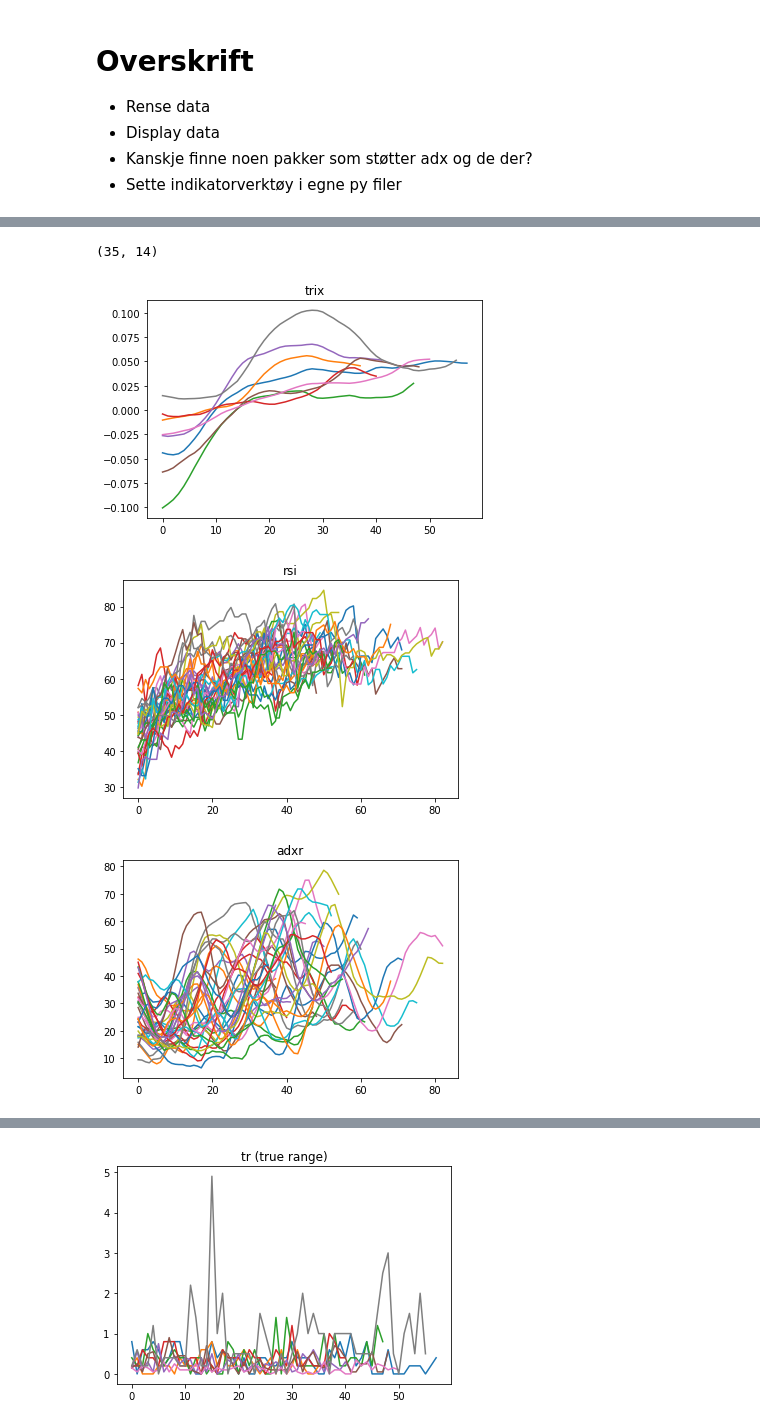
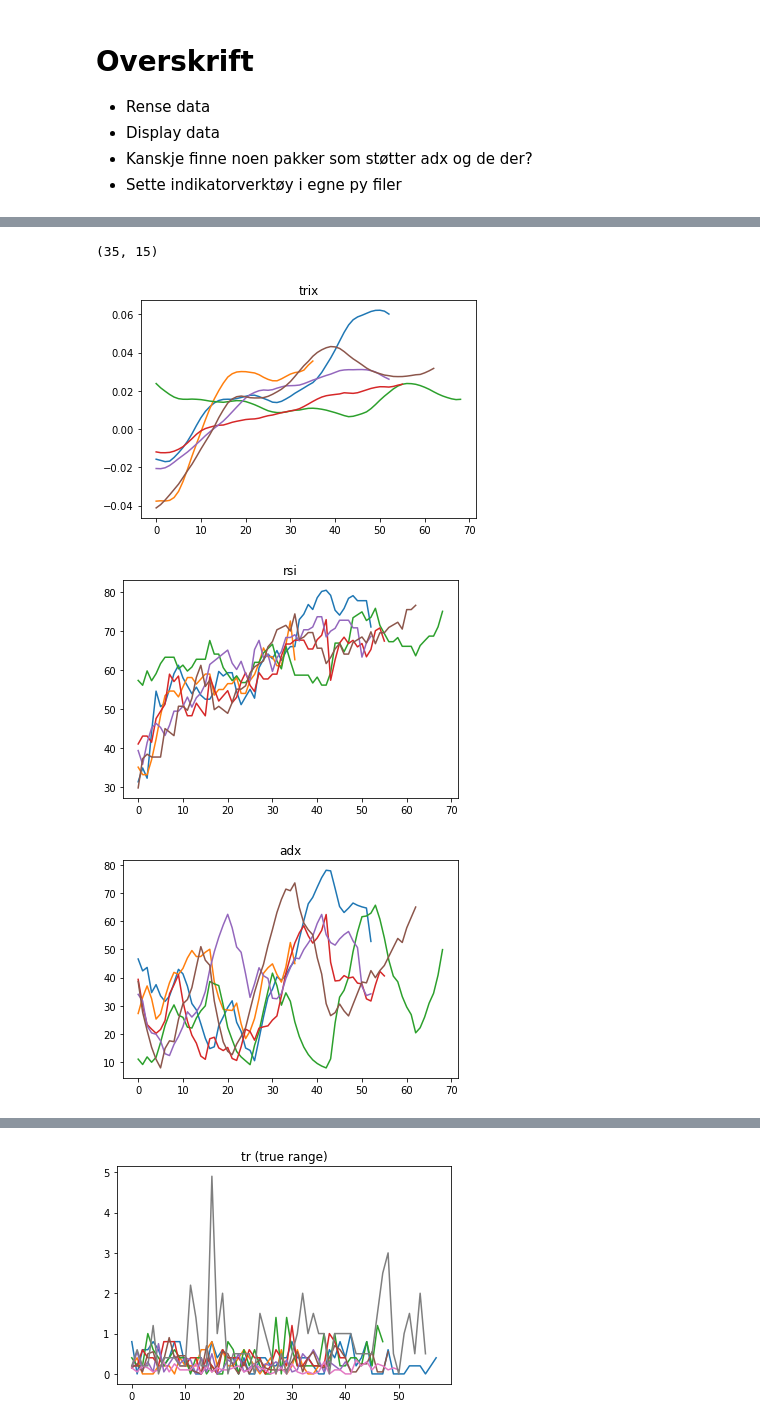
Before and after one commit to stianteien/instradag, a Jupyter notebook: make_model.ipynb, the cells around one changed output, grey strips where cells are left out. Saved outputs shown, nothing was run; the diff lists cells and outputs as text; code cells hidden in the pictures.

```diff
--- a/make_model.ipynb
+++ b/make_model.ipynb
@@ -23,9 +23,9 @@ from lib.god_runde import positiv_utvikling
 # %%
 def hent_indikatortall(data, gode):
     stock = stockstats.StockDataFrame.retype(data)
-    indikatorer = ['rsi_20', 'trix', 'adx', 'kdjk', 'pdi', 'tr']
+    indikatorer = ['rsi_20', 'trix', 'adxr', 'kdjk', 'pdi', 'open_8_sma', 'open_16_sma']
     for ind in indikatorer:
-        stock[ind]
+        stock.get(ind)
 
     all_indikator = {ind:[] for ind in indikatorer}
 
@@ -43,9 +43,9 @@ def multi_analyse(filer):
         print(f"{i+1} av {len(filer)} analysert" ,end='\r')
         data = cleanup.clean_data(pd.read_excel(fil))
         gode = pos_ut.calculate(data)
-        alle_ind = hent_indikatortall(data, gode)
-        for ind in alle_ind:
-            gode[ind] = alle_ind[ind]
+        alle_indikatorer = hent_indikatortall(data, gode)
+        for ind in alle_indikatorer:
+            gode[ind] = alle_indikatorer[ind]
 
         gode['navn'] = fil.split('/')[1].split('.xl')[0]
         alle_gode = alle_gode.append(gode, ignore_index=True)
@@ -62,6 +62,7 @@ pos_ut = positiv_utvikling()
 # %%
 filer = list(map(add_data, os.listdir('data/')))[:10]
 data = multi_analyse(filer)
+data['sma8-16'] = [data.open_8_sma[i] - data.open_16_sma[i] for i, value in enumerate(data.open_8_sma)]
 data
 # %% [output]
 10 av 10 analysert
@@ -86,5 +87,5 @@ data
 # %%
-data_oppgang = data[data.oppgang > 1]
+data_oppgang = data[data.oppgang > 0.9]
 data_oppgang = data_oppgang[data_oppgang.score > 30]
 
 data_oppgang
@@ -101,7 +102,7 @@ data_oppgang
 # %%
 data_oppgang.shape
 # %% [output]
-(35, 14)
+(35, 15)
 # %%
 fig = plt.figure
 plt.title('trix')
@@ -109,23 +110,23 @@ for i in data_oppgang.trix:
     plt.plot(i)
 #plt.savefig('images/trixplot')
 # %% [output]
-[figure, old version]
+[figure, new version]
 # %%
 fig = plt.figure
 plt.title('rsi')
-for i in data_oppgang.rsi:
+for i in data_oppgang.rsi_20:
     plt.plot(i)
-plt.savefig('images/rsiplot')
+#plt.savefig('images/rsiplot')
 # %% [output]
-[figure, old version]
+[figure, new version]
 # %%
 fig = plt.figure
-plt.title('adxr')
-for i in data_oppgang.adxr:
+plt.title('adx')
+for i in data_oppgang.adx:
     plt.plot(i)
-plt.savefig('images/adxrplot')
+#plt.savefig('images/adxrplot')
 # %% [output]
-[figure, old version]
+[figure, new version]
 # %%
 fig = plt.figure
 plt.title('kdjk')
```
Also changed, not shown: parts of 6 cells of this notebook.
